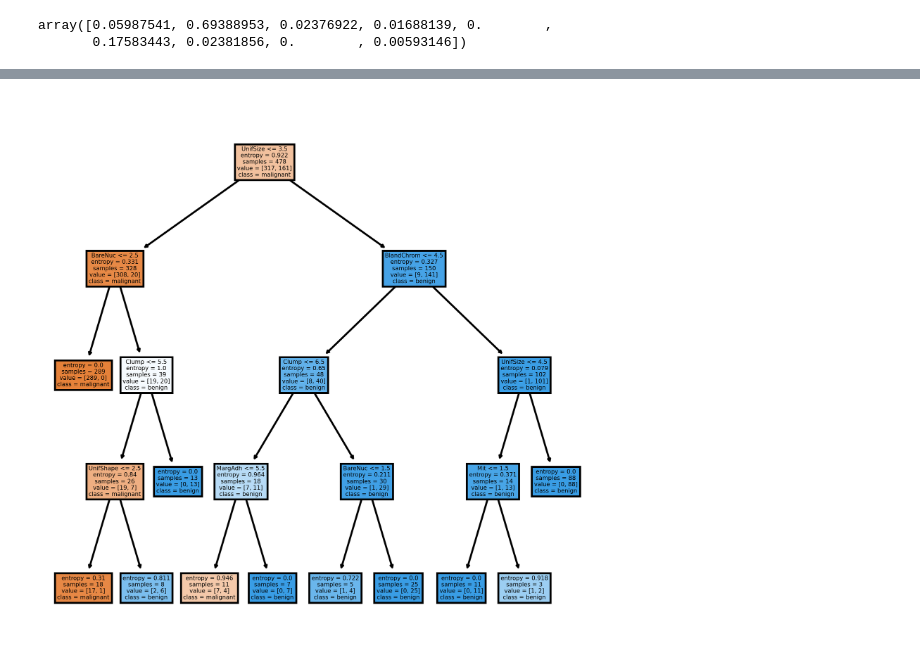
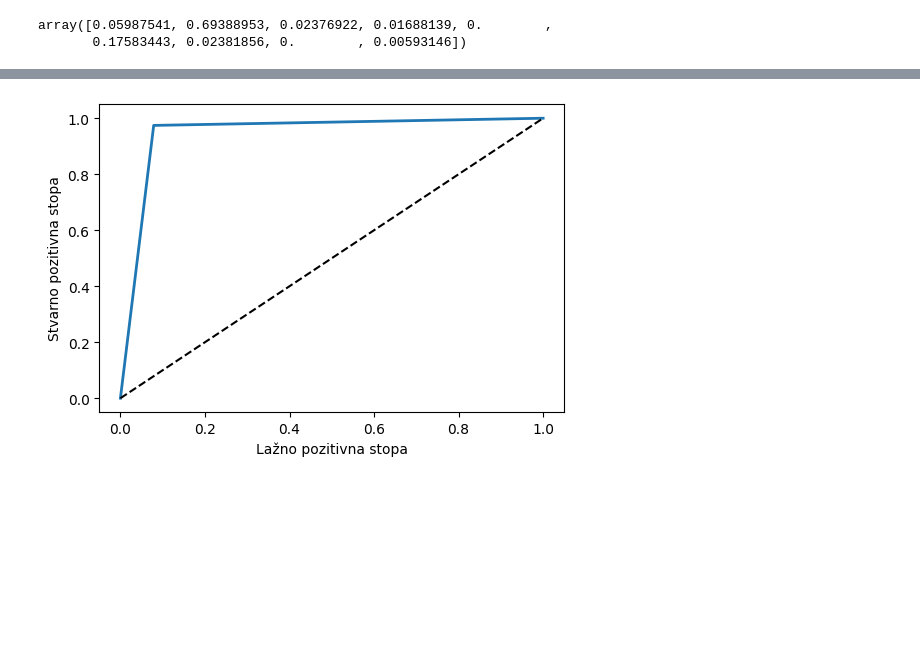
Before and after one commit to ludoria/ZavrsniRad-DoriaHerceg, a Jupyter notebook: decision-tree/decision-tree-cells.ipynb, the cells around one changed output, grey strips where cells are left out. Drawn from its saved outputs; the diff is of its cells as text; code cells hidden in the pictures; blank space fills up the shorter version.

```diff
--- a/decision-tree/decision-tree-cells.ipynb
+++ b/decision-tree/decision-tree-cells.ipynb
@@ -43,27 +55,23 @@ array([0.05987541, 0.69388953, 0.02376922, 0.01688139, 0.        ,
 # %%
-y_scores = model.predict(x_test)
-y_scores = np.where(y_scores=='2', 0, y_scores)
-y_scores = np.where(y_scores=='4', 1, y_scores)
+def prepare_data(model, x_test, y_test):
+    y_scores = model.predict(x_test)
+    y_scores = np.where(y_scores=='2', 0, y_scores)
+    y_scores = np.where(y_scores=='4', 1, y_scores)
 
-y_test = y_test.replace(['2','4'],[0,1])
+    y_test = y_test.replace(['2','4'],[0,1])
 
-y_scores = y_scores.astype(int)
-y_test = y_test.astype(int)
+    y_scores = y_scores.astype(int)
+    y_test = y_test.astype(int)
+    return y_scores, y_test
 # %%
-from sklearn.metrics import roc_curve
+def plot_roc_curve(y_test, y_scores):
+    fpr, tpr, thresholds = roc_curve(y_test, y_scores)
+    plt.figure(figsize=(6,4))
+    plt.plot(fpr, tpr, linewidth=2)
+    plt.plot([0,1], [0,1], 'k--' )
+    plt.rcParams['font.size'] = 10
 
-fpr, tpr, thresholds = roc_curve(y_test, y_scores)
+    plt.xlabel('Lažno pozitivna stopa')
+    plt.ylabel('Stvarno pozitivna stopa')
 
-plt.figure(figsize=(6,4))
-
-plt.plot(fpr, tpr, linewidth=2)
-
-plt.plot([0,1], [0,1], 'k--' )
-
-plt.rcParams['font.size'] = 10
-
-plt.xlabel('Lažno pozitivna stopa')
-
-plt.ylabel('Stvarno pozitivna stopa')
-
-plt.show()
+    plt.show()
@@ -71,0 +78,3 @@ plt.show()
+# %%
+y_scores, y_test = prepare_data(model, x_test, y_test)
+plot_roc_curve(y_test, y_scores)
@@ -72,7 +83,11 @@ plt.show()
+# %%
+y_scores, y_test = prepare_data(prunedModel, x_test, y_test)
+plot_roc_curve(y_test, y_scores)
+# %% [output]
+[figure, added]
 # %%
-fn=['Clump', 'UnifSize', 'UnifShape', 'MargAdh', 'SingEpiSize', 'BareNuc', 'BlandChrom', 'NormNucl', 'Mit']
-cn=['malignant', 'benign']
-fig, axes = plt.subplots(nrows = 1,ncols = 1,figsize = (5,5), dpi=500)
-tree.plot_tree(model,feature_names = fn, class_names=cn, filled = True);
+def drawTree(model):
+    fn=['Clump', 'UnifSize', 'UnifShape', 'MargAdh', 'SingEpiSize', 'BareNuc', 'BlandChrom', 'NormNucl', 'Mit']
+    cn=['malignant', 'benign']
+    fig, axes = plt.subplots(nrows = 1,ncols = 1,figsize = (5,5), dpi=500)
+    tree.plot_tree(model,feature_names = fn, class_names=cn, filled = True);
-# %% [output]
-[figure, removed]
```
Also changed, not shown: parts of 8 cells of this notebook, 4 other files.
